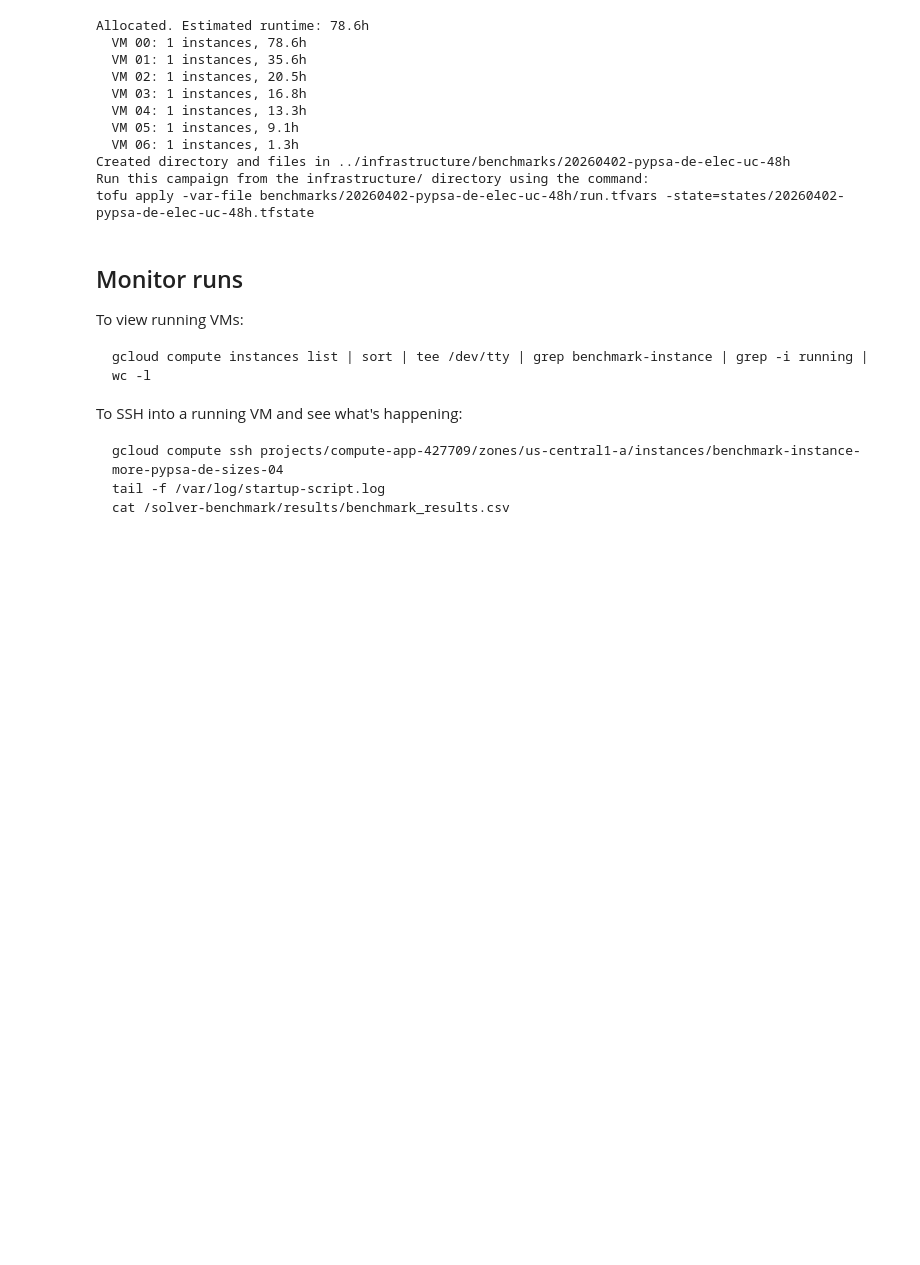
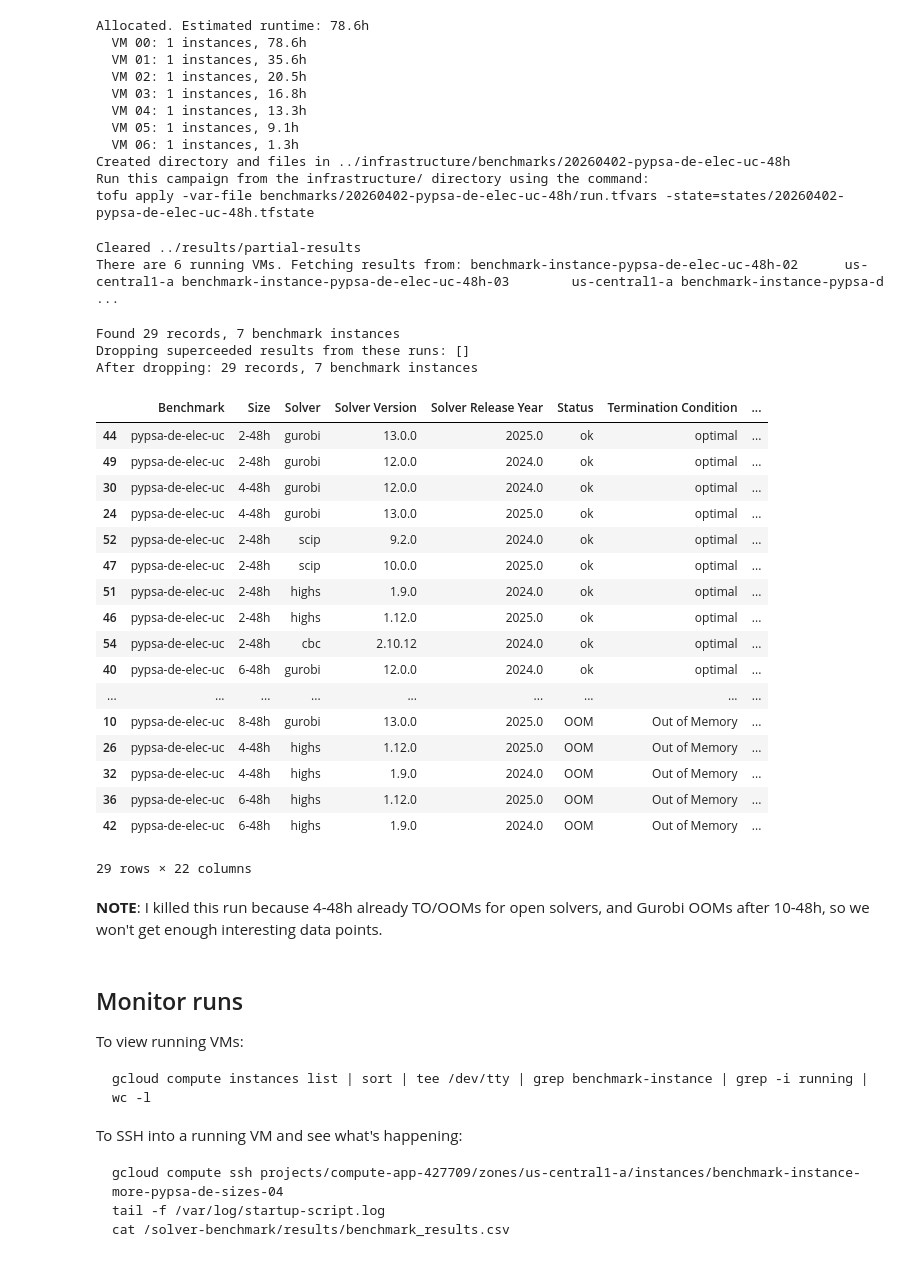
Before and after one commit to open-energy-transition/solver-benchmark, a Jupyter notebook: notebooks/run-pypsa-de-uc-sizes.ipynb, the cells around one changed output. Drawn from its saved outputs; the diff is of its cells as text; code cells hidden in the pictures; blank space fills up the shorter version.

Commit message:
Kill 48h run, add partial results CSV file

```diff
--- a/notebooks/run-pypsa-de-uc-sizes.ipynb
+++ b/notebooks/run-pypsa-de-uc-sizes.ipynb
@@ -480,3 +349,38 @@ Allocated. Estimated runtime: 78.6h
 Created directory and files in ../infrastructure/benchmarks/20260402-pypsa-de-elec-uc-48h
 Run this campaign from the infrastructure/ directory using the command:
 tofu apply -var-file benchmarks/20260402-pypsa-de-elec-uc-48h/run.tfvars -state=states/20260402-pypsa-de-elec-uc-48h.tfstate
+# %%
+fetch_all_partial_results()
+# %% [output]
+Cleared ../results/partial-results
+There are 6 running VMs. Fetching results from: benchmark-instance-pypsa-de-elec-uc-48h-02      us-central1-a benchmark-instance-pypsa-de-elec-uc-48h-03        us-central1-a benchmark-instance-pypsa-d ...
+# %%
+partial_results, partial_variability = load_results(
+    [
+        "../results/partial-results/",
+        "../results/gcp-results/20260402-pypsa-de-elec-uc-48h/",
+    ]
+)
+partial_results.sort_values("Runtime (s)")
+# %% [output]
+Found 29 records, 7 benchmark instances
+Dropping superceeded results from these runs: []
+After dropping: 29 records, 7 benchmark instances
+|  | Benchmark | Size | Solver | Solver Version | Solver Release Year | Status | Termination Condition | ... |
+| 44 | pypsa-de-elec-uc | 2-48h | gurobi | 13.0.0 | 2025.0 | ok | optimal | ... |
+| 49 | pypsa-de-elec-uc | 2-48h | gurobi | 12.0.0 | 2024.0 | ok | optimal | ... |
+| 30 | pypsa-de-elec-uc | 4-48h | gurobi | 12.0.0 | 2024.0 | ok | optimal | ... |
+| 24 | pypsa-de-elec-uc | 4-48h | gurobi | 13.0.0 | 2025.0 | ok | optimal | ... |
+| 52 | pypsa-de-elec-uc | 2-48h | scip | 9.2.0 | 2024.0 | ok | optimal | ... |
+| 47 | pypsa-de-elec-uc | 2-48h | scip | 10.0.0 | 2025.0 | ok | optimal | ... |
+| 51 | pypsa-de-elec-uc | 2-48h | highs | 1.9.0 | 2024.0 | ok | optimal | ... |
+| 46 | pypsa-de-elec-uc | 2-48h | highs | 1.12.0 | 2025.0 | ok | optimal | ... |
+| 54 | pypsa-de-elec-uc | 2-48h | cbc | 2.10.12 | 2024.0 | ok | optimal | ... |
+| 40 | pypsa-de-elec-uc | 6-48h | gurobi | 12.0.0 | 2024.0 | ok | optimal | ... |
+| ... | ... | ... | ... | ... | ... | ... | ... | ... |
+| 10 | pypsa-de-elec-uc | 8-48h | gurobi | 13.0.0 | 2025.0 | OOM | Out of Memory | ... |
+| 26 | pypsa-de-elec-uc | 4-48h | highs | 1.12.0 | 2025.0 | OOM | Out of Memory | ... |
+| 32 | pypsa-de-elec-uc | 4-48h | highs | 1.9.0 | 2024.0 | OOM | Out of Memory | ... |
+| 36 | pypsa-de-elec-uc | 6-48h | highs | 1.12.0 | 2025.0 | OOM | Out of Memory | ... |
+| 42 | pypsa-de-elec-uc | 6-48h | highs | 1.9.0 | 2024.0 | OOM | Out of Memory | ... |
+29 rows × 22 columns
@@ -483,3 +389,5 @@ tofu apply -var-file benchmarks/20260402-pypsa-de-elec-uc-48h/run.tfvars -state=
+# %% [markdown]
+**NOTE**: I killed this run because 4-48h already TO/OOMs for open solvers, and Gurobi OOMs after 10-48h, so we won't get enough interesting data points.
 # %% [markdown]
 ## Monitor runs
 
```
Also changed, not shown: parts of 18 cells of this notebook, 1 other file.
